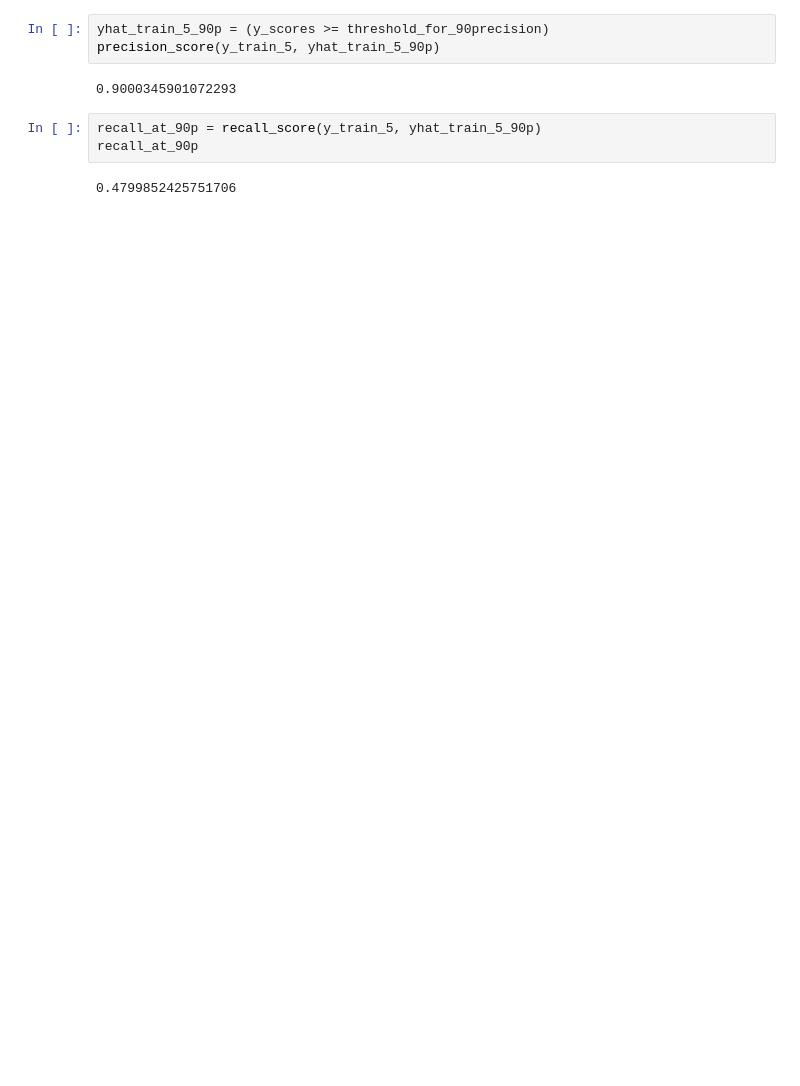
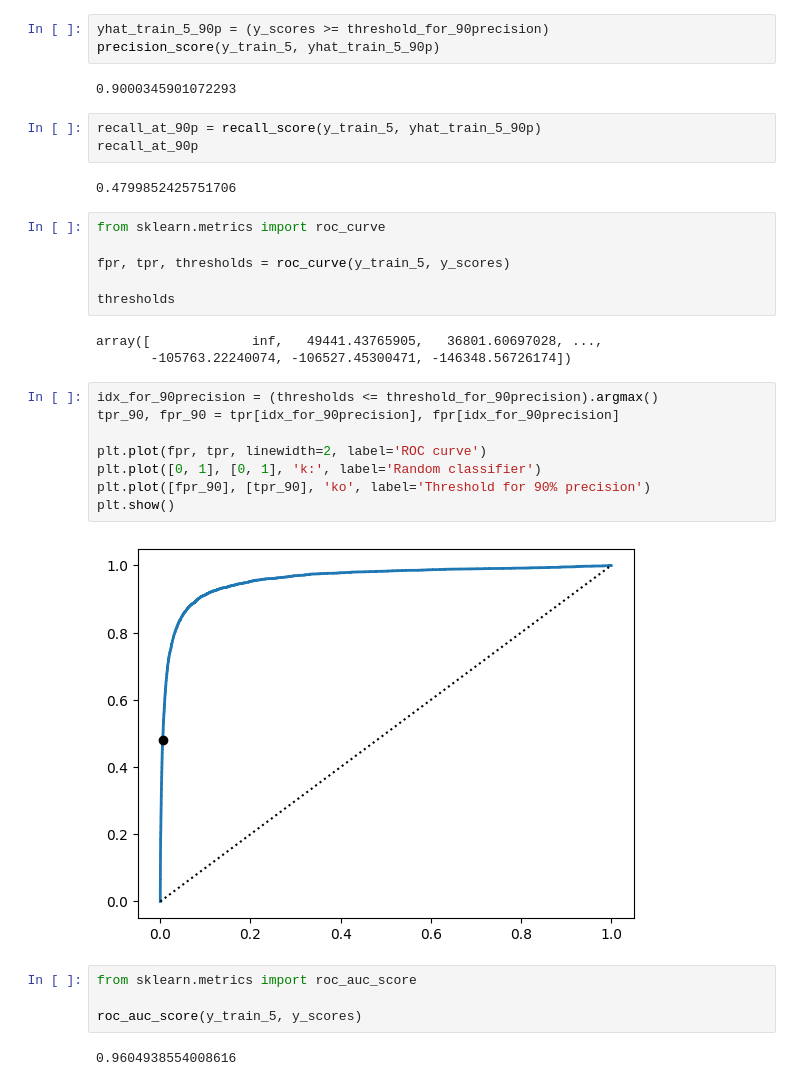
Before and after one commit to rlid/hands_on_ml, a Jupyter notebook: ch3.ipynb, the cells around one changed output. Saved outputs shown, nothing was run; the diff lists cells and outputs as text; blank space fills up the shorter version.

```diff
--- a/ch3.ipynb
+++ b/ch3.ipynb
@@ -151,3 +156,28 @@ recall_at_90p = recall_score(y_train_5, yhat_train_5_90p)
 recall_at_90p
 # %% [output]
 0.4799852425751706
+# %%
+from sklearn.metrics import roc_curve
+
+fpr, tpr, thresholds = roc_curve(y_train_5, y_scores)
+
+thresholds
+# %% [output]
+array([             inf,   49441.43765905,   36801.60697028, ...,
+       -105763.22240074, -106527.45300471, -146348.56726174])
+# %%
+idx_for_90precision = (thresholds <= threshold_for_90precision).argmax()
+tpr_90, fpr_90 = tpr[idx_for_90precision], fpr[idx_for_90precision]
+
+plt.plot(fpr, tpr, linewidth=2, label='ROC curve')
+plt.plot([0, 1], [0, 1], 'k:', label='Random classifier')
+plt.plot([fpr_90], [tpr_90], 'ko', label='Threshold for 90% precision')
+plt.show()
+# %% [output]
+[figure, added]
+# %%
+from sklearn.metrics import roc_auc_score
+
+roc_auc_score(y_train_5, y_scores)
+# %% [output]
+0.9604938554008616
```
Also changed, not shown: parts of 36 cells of this notebook.
